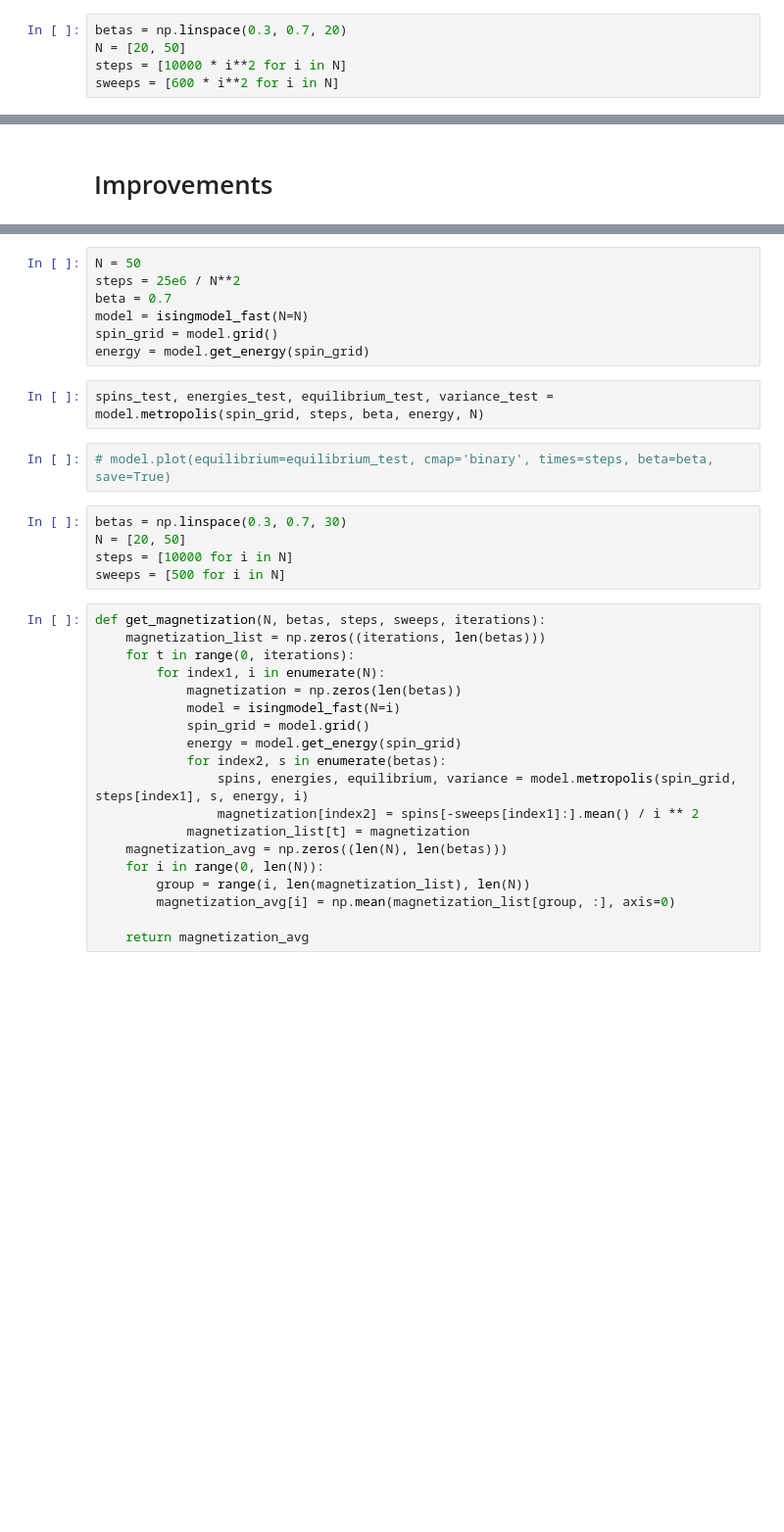
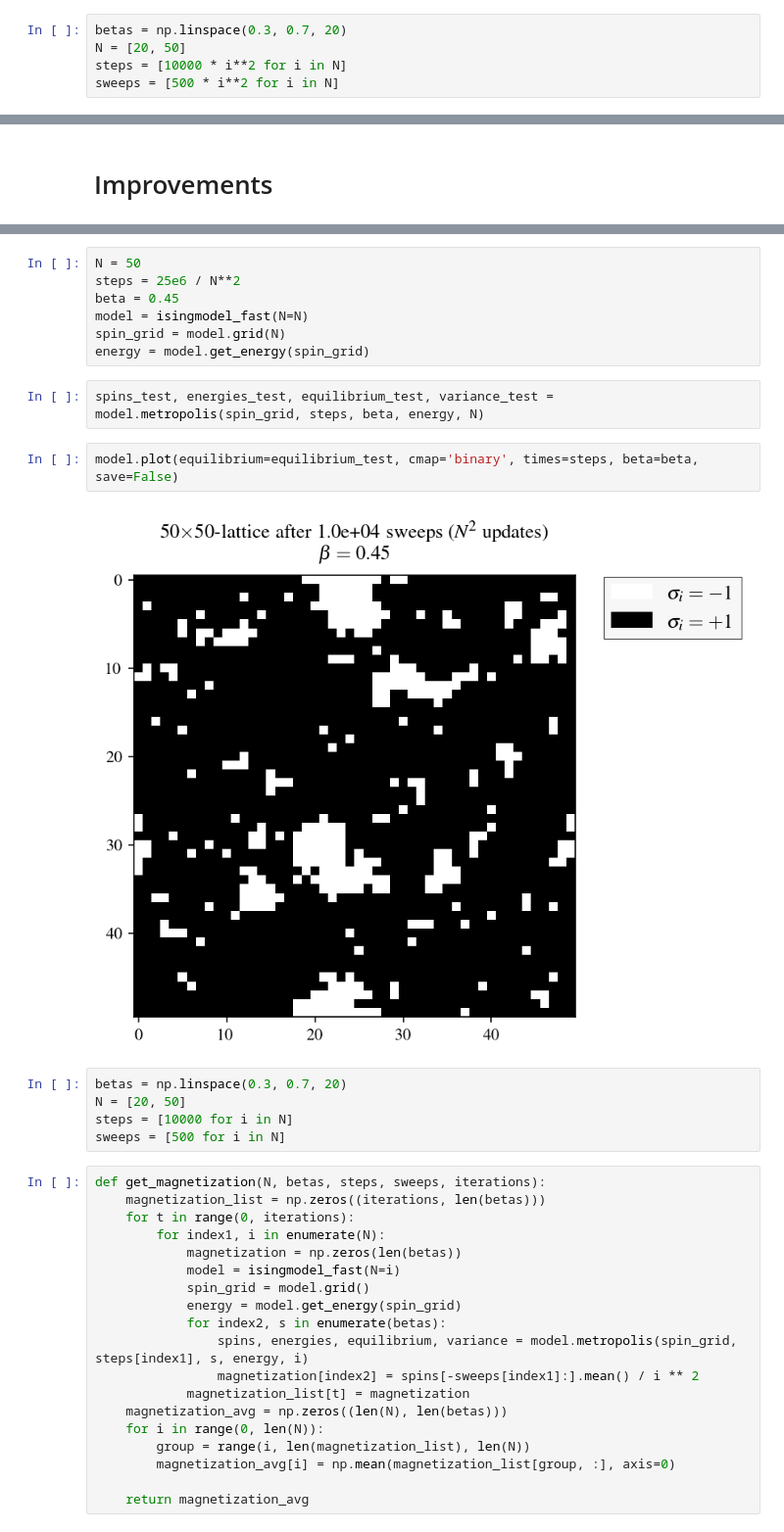
Before and after one commit to dantona02/metropolis, a Jupyter notebook: metropolis.ipynb, the cells around one changed output, grey strips where cells are left out. Shown at 98% size. Cells and saved outputs as stored; diff of their text form; blank space fills up the shorter version.

```diff
--- a/metropolis.ipynb
+++ b/metropolis.ipynb
@@ -109,7 +109,7 @@ This results in fewer statistical fluctuations of the observables and thus a smo
 betas = np.linspace(0.3, 0.7, 20)
 N = [20, 50]
 steps = [10000 * i**2 for i in N]
-sweeps = [600 * i**2 for i in N]
+sweeps = [500 * i**2 for i in N]
 # %%
 def get_magnetization(N, betas, sweeps):
     magnetization_list = np.zeros((len(N), len(betas)))
@@ -460,16 +591,18 @@ class isingmodel_fast:
 # %%
 N = 50
 steps = 25e6 / N**2
-beta = 0.7
+beta = 0.45
 model = isingmodel_fast(N=N)
-spin_grid = model.grid()
+spin_grid = model.grid(N)
 energy = model.get_energy(spin_grid)
 # %%
 spins_test, energies_test, equilibrium_test, variance_test = model.metropolis(spin_grid, steps, beta, energy, N)
 # %%
-# model.plot(equilibrium=equilibrium_test, cmap='binary', times=steps, beta=beta, save=True)
+model.plot(equilibrium=equilibrium_test, cmap='binary', times=steps, beta=beta, save=False)
+# %% [output]
+[figure, added]
 # %%
-betas = np.linspace(0.3, 0.7, 30)
+betas = np.linspace(0.3, 0.7, 20)
 N = [20, 50]
 steps = [10000 for i in N]
 sweeps = [500 for i in N]
```
Also changed, not shown: parts of 16 cells of this notebook.
